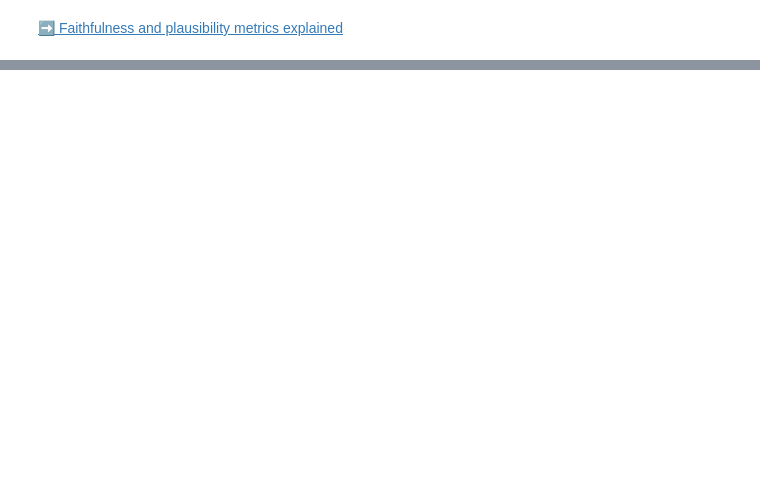
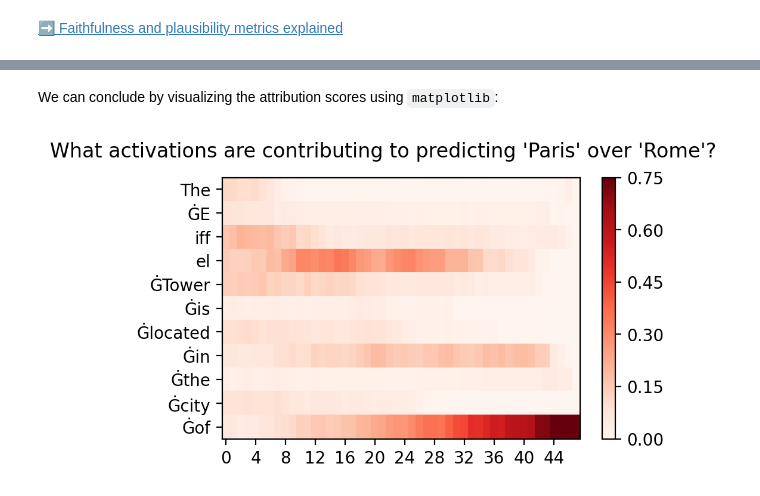
Before and after one commit to gsarti/lcl23-xnlm-lab, a Jupyter notebook: notebooks/2_Attribution_Contrastive.ipynb, the cells around one changed output, grey strips where cells are left out. Saved outputs shown, nothing was run; the diff lists cells and outputs as text; code cells hidden in the pictures; blank space fills up the shorter version.

Commit message:
Added Inseq tutorial

```diff
--- a/notebooks/2_Attribution_Contrastive.ipynb
+++ b/notebooks/2_Attribution_Contrastive.ipynb
@@ -142,0 +637,16 @@ bench.show_evaluation_table(explanation_evaluations)
+# %%
+from inseq import FeatureAttributionOutput
+import pandas as pd
+
+scores = {}
+
+for layer_idx in range(48):
+    curr_out = FeatureAttributionOutput.load(f"../data/cat_outputs/layer_{layer_idx}.json")
+    out_dict = curr_out.get_scores_dicts(do_aggregation=False)[0]
+    scores[layer_idx] = [score for score in out_dict["target_attributions"]["ĠParis"].values()][:-1]
+
+prefix_tokens = list(out_dict["target_attributions"]["ĠParis"].keys())
+attributions_df = pd.DataFrame(scores, index=prefix_tokens[:-1])
+
+# Attributed prefix tokens x layers
+attributions_df
@@ -142,0 +667,26 @@ bench.show_evaluation_table(explanation_evaluations)
+# %% [markdown]
+We can conclude by visualizing the attribution scores using `matplotlib`:
+# %%
+from matplotlib import pyplot as plt
+
+filename = "../img/cat_example_plot.png"
+
+fig, ax = plt.subplots(figsize=(6, 3), dpi=200)
+plt.subplots_adjust(bottom=0.15, left=0.275)
+h = ax.pcolor(
+    attributions_df.values,
+    cmap="Reds",
+    vmin=0,
+    vmax=0.75,
+)
+ax.invert_yaxis()
+ax.set_yticks([0.5 + i for i in range(len(attributions_df.values))])
+ax.set_xticks([0.5 + i for i in range(0, attributions_df.values.shape[1], 4)])
+ax.set_xticklabels(list(range(0, 48, 4)))
+ax.set_yticklabels(attributions_df.index)
+cb = plt.colorbar(h, ticks=[0, .15, .3, .45, .6, .75])
+fig.suptitle("What activations are contributing to predicting 'Paris' over 'Rome'?")
+plt.savefig(filename)
+plt.show()
+# %% [output]
+[figure, added]
```
Also changed, not shown: parts of 34 cells of this notebook, 7 other files.
